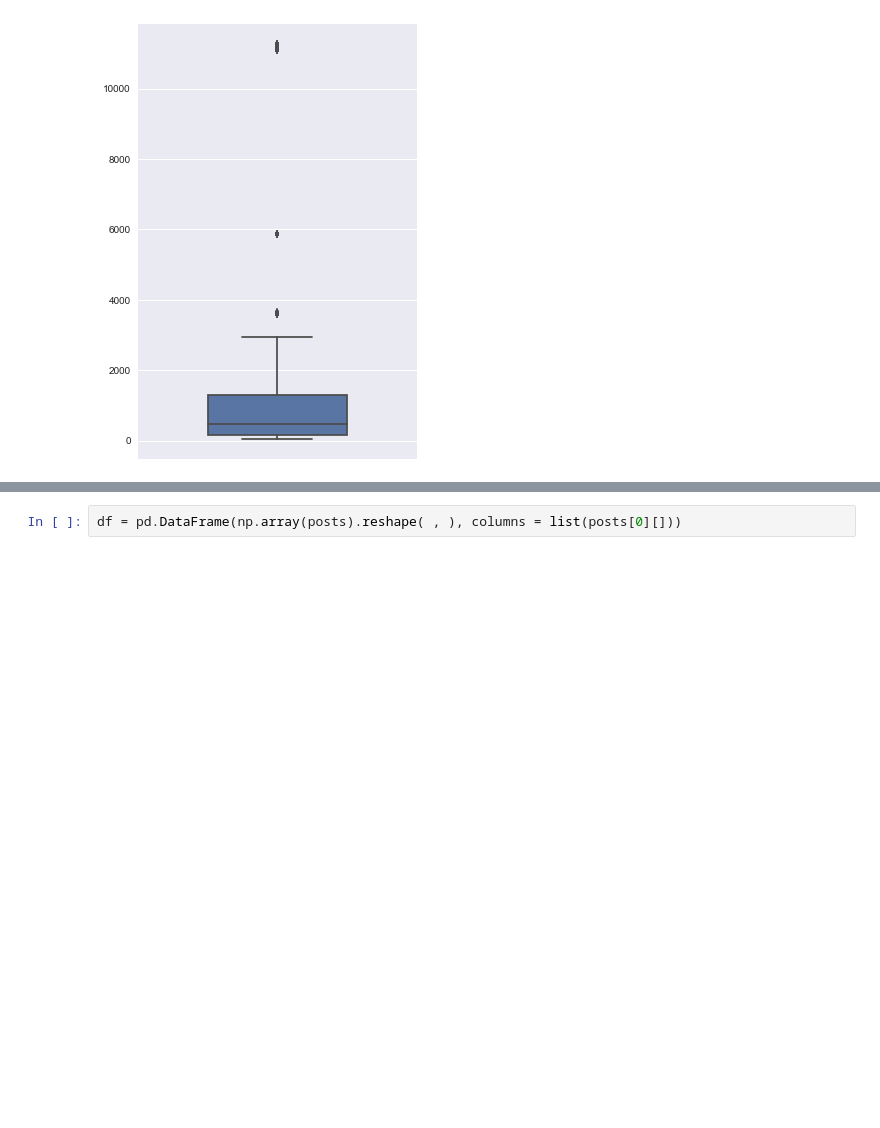
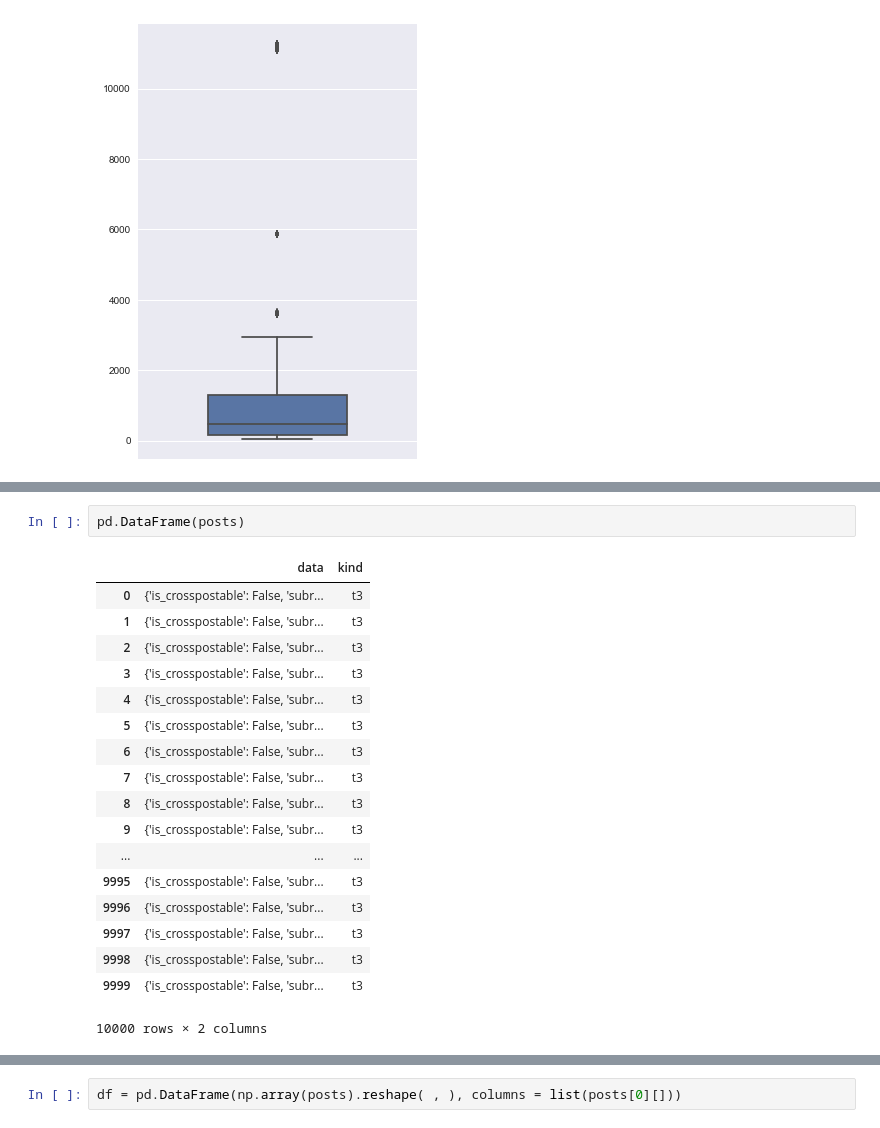
Before and after one commit to helencai62/Reddit_post_project, a Jupyter notebook: starter-code.ipynb, the cells around one changed output, grey strips where cells are left out. Cells and saved outputs as stored; diff of their text form; blank space fills up the shorter version.

```diff
--- a/starter-code.ipynb
+++ b/starter-code.ipynb
@@ -156,0 +207,21 @@ sns.boxplot(posts_comments, orient = 'v', width = 0.5);
+# %%
+pd.DataFrame(posts)
+# %% [output]
+|  | data | kind |
+| 0 | {'is_crosspostable': False, 'subr... | t3 |
+| 1 | {'is_crosspostable': False, 'subr... | t3 |
+| 2 | {'is_crosspostable': False, 'subr... | t3 |
+| 3 | {'is_crosspostable': False, 'subr... | t3 |
+| 4 | {'is_crosspostable': False, 'subr... | t3 |
+| 5 | {'is_crosspostable': False, 'subr... | t3 |
+| 6 | {'is_crosspostable': False, 'subr... | t3 |
+| 7 | {'is_crosspostable': False, 'subr... | t3 |
+| 8 | {'is_crosspostable': False, 'subr... | t3 |
+| 9 | {'is_crosspostable': False, 'subr... | t3 |
+| ... | ... | ... |
+| 9995 | {'is_crosspostable': False, 'subr... | t3 |
+| 9996 | {'is_crosspostable': False, 'subr... | t3 |
+| 9997 | {'is_crosspostable': False, 'subr... | t3 |
+| 9998 | {'is_crosspostable': False, 'subr... | t3 |
+| 9999 | {'is_crosspostable': False, 'subr... | t3 |
+10000 rows × 2 columns
```
Also changed, not shown: parts of 8 cells of this notebook, 27 other files.
